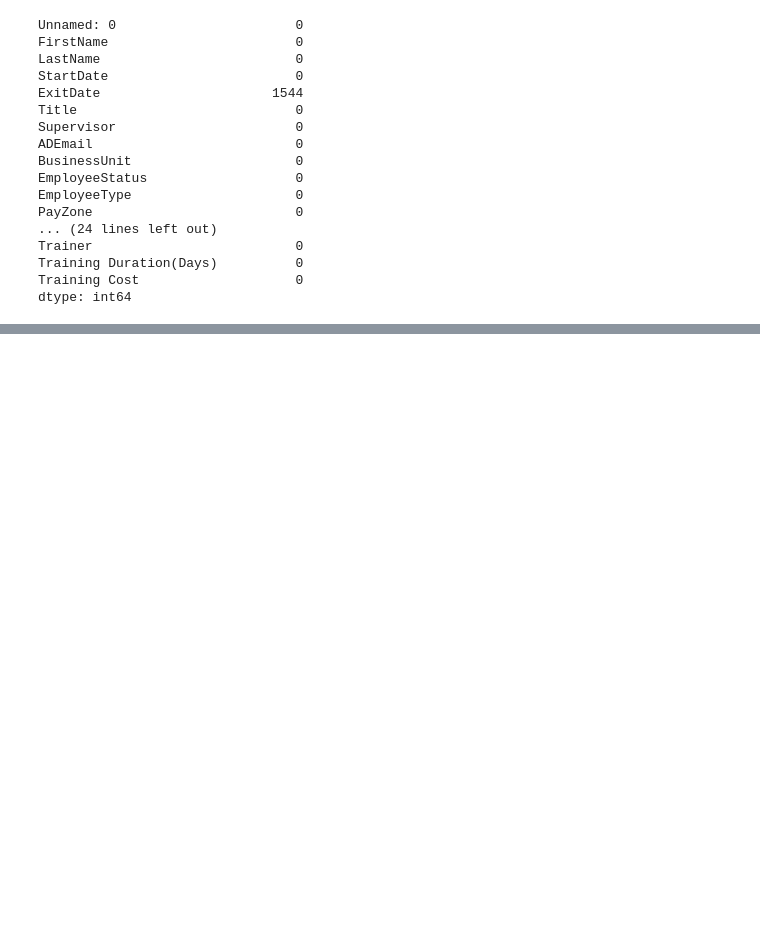
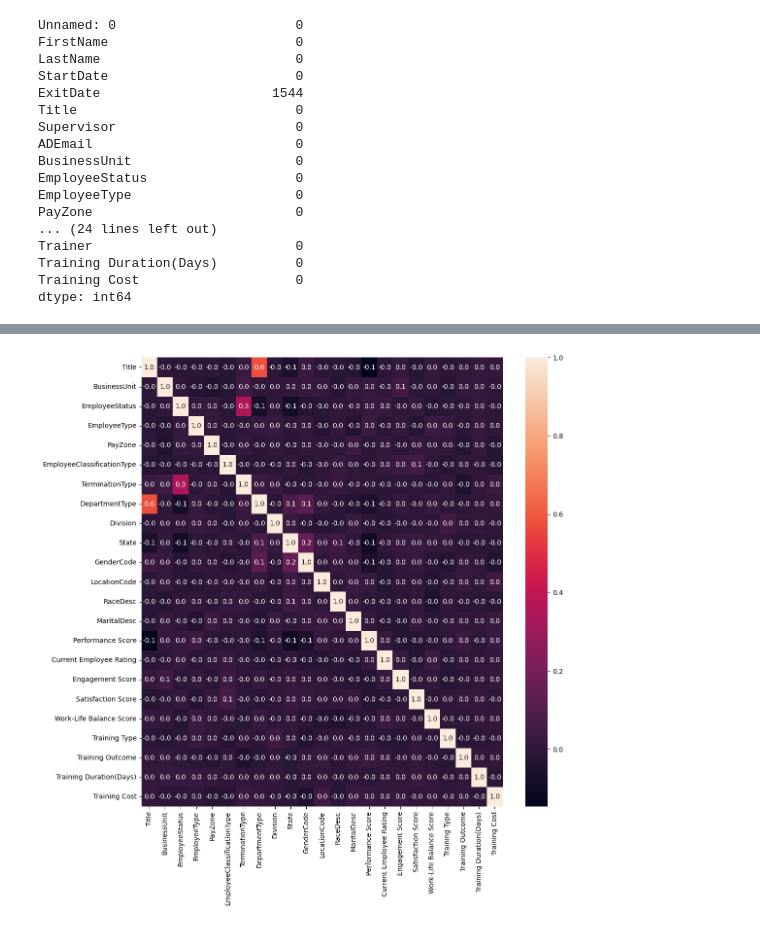
Before and after one commit to kpark11/databaseSQL, a Jupyter notebook: HR/Untitled.ipynb, the cells around one changed output, grey strips where cells are left out. Cells and saved outputs as stored; diff of their text form; code cells hidden in the pictures; blank space fills up the shorter version.

```diff
--- a/HR/Untitled.ipynb
+++ b/HR/Untitled.ipynb
@@ -132,5 +150,20 @@ df = turnNumeric(df,'EmployeeStatus')
 df = turnNumeric(df,'Training Type')
 df = turnNumeric(df,'Training Outcome')
 df = turnNumeric(df,'Title')
-df.describe()
+df = turnNumeric(df,'BusinessUnit')
+df = turnNumeric(df,'EmployeeStatus')
+df = turnNumeric(df,'EmployeeType')
+df = turnNumeric(df,'PayZone')
+df = turnNumeric(df,'EmployeeClassificationType')
+df = turnNumeric(df,'TerminationType')
+df = turnNumeric(df,'DepartmentType')
+df = turnNumeric(df,'Division')
+df = turnNumeric(df,'State')
+df = turnNumeric(df,'GenderCode')
+df = turnNumeric(df,'RaceDesc')
+df = turnNumeric(df,'MaritalDesc')
+df = turnNumeric(df,'Performance Score')
+df = turnNumeric(df,'Training Type')
+df = turnNumeric(df,'Training Outcome')
+df.info()
 # %% [output]
@@ -185,0 +257,3 @@ dtype: int64
+# %%
+df['ExitDate'] = df['ExitDate'].apply(lambda x: pd.to_datetime('2030-01-01') if pd.isna(x) else x )
+df['TerminationDescription'] = df['TerminationDescription'].apply(lambda x: 'Not terminated' if pd.isna(x) else x)
@@ -185,0 +280,4 @@ dtype: int64
+# %%
+df.drop(columns=['Unnamed: 0','FirstName','LastName','Supervisor','ADEmail','TerminationDescription',
+                 'StartDate','ExitDate','DOB','JobFunctionDescription','Survey Date','Training Date',
+                 'Training Program Name','Location','Trainer','Employee ID'], inplace=True)
@@ -185,0 +304,6 @@ dtype: int64
+# %%
+plt.figure(figsize= (12,12))
+sns.heatmap(df.corr(numeric_only=True), annot=True, fmt='.1f')
+plt.show()
+# %% [output]
+[figure, added]
```
Also changed, not shown: parts of 25 cells of this notebook, 17 other files.
